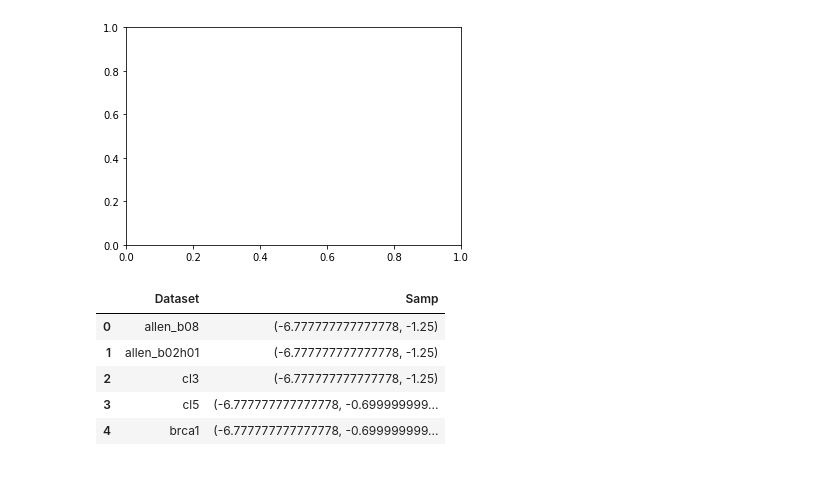
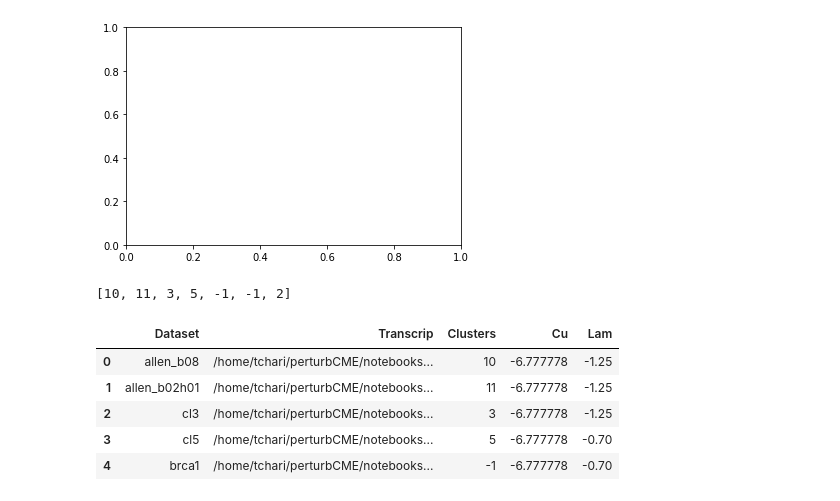
Before and after one commit to tarachari3/perturbCME, a Jupyter notebook: notebooks/20240206_meKMeans_dataset_preprocess.ipynb, the cells around one changed output. Saved outputs shown, nothing was run; the diff lists cells and outputs as text; code cells hidden in the pictures.

```diff
--- a/notebooks/20240206_meKMeans_dataset_preprocess.ipynb
+++ b/notebooks/20240206_meKMeans_dataset_preprocess.ipynb
@@ -931,17 +943,35 @@ e11e13   (-6.777777777777778, -1.25)
 [figure]
 [figure]
 [figure]
+# %%
+#Save number of unique labels
+
+num_uniq = []
+for l in looms:
+    ds = lp.connect(l)
+    if 'subclass_label' in list(ds.ca.keys()):
+        num_uniq += [len(np.unique(ds.ca['subclass_label']))]
+    else:
+        num_uniq += [-1]
+    ds.close()
+# %%
+num_uniq
+# %% [output]
+[10, 11, 3, 5, -1, -1, 2]
 # %%
 techs = pd.DataFrame()
 techs['Dataset'] = datas
-techs['Samp'] = opts
+techs['Transcrip'] = transcrips
+techs['Clusters'] = num_uniq
+techs['Cu'] = [list(o)[0] for o in opts]
+techs['Lam'] = [list(o)[1] for o in opts]
 techs.head()
 # %% [output]
-|  | Dataset | Samp |
-| 0 | allen_b08 | (-6.777777777777778, -1.25) |
-| 1 | allen_b02h01 | (-6.777777777777778, -1.25) |
-| 2 | cl3 | (-6.777777777777778, -1.25) |
-| 3 | cl5 | (-6.777777777777778, -0.699999999... |
-| 4 | brca1 | (-6.777777777777778, -0.699999999... |
+|  | Dataset | Transcrip | Clusters | Cu | Lam |
+| 0 | allen_b08 | /home/tchari/perturbCME/notebooks... | 10 | -6.777778 | -1.25 |
+| 1 | allen_b02h01 | /home/tchari/perturbCME/notebooks... | 11 | -6.777778 | -1.25 |
+| 2 | cl3 | /home/tchari/perturbCME/notebooks... | 3 | -6.777778 | -1.25 |
+| 3 | cl5 | /home/tchari/perturbCME/notebooks... | 5 | -6.777778 | -0.70 |
+| 4 | brca1 | /home/tchari/perturbCME/notebooks... | -1 | -6.777778 | -0.70 |
 # %%
 techs.to_csv('meKMeans_data_samp_params.csv',index=None)
```
Also changed, not shown: parts of 4 cells of this notebook, 3 other files.
